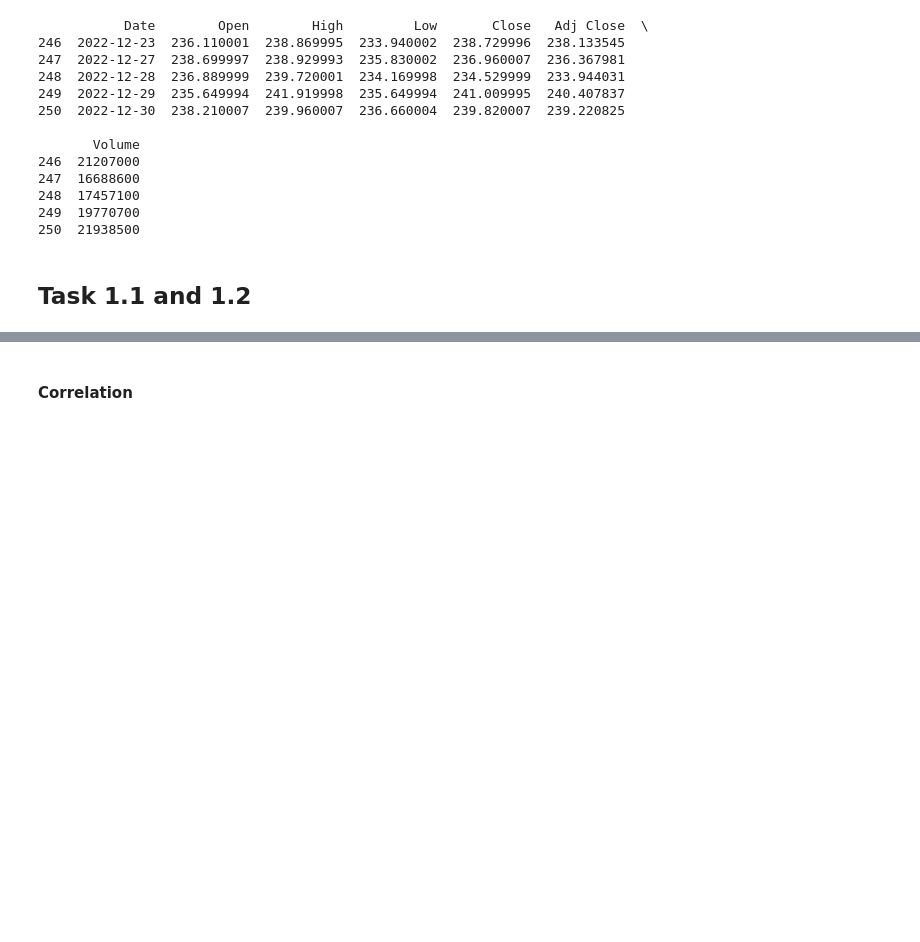
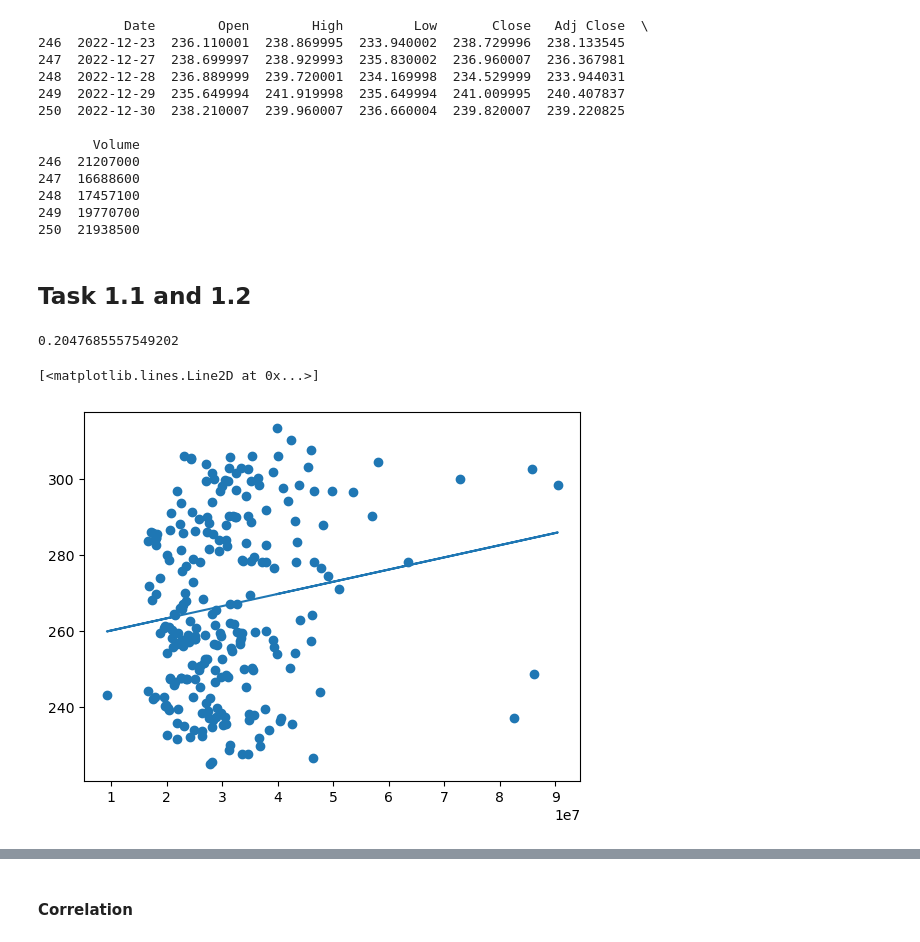
Before and after one commit to ssheersh/Quant-Club, a Jupyter notebook: Quant_Tasks.ipynb, the cells around one changed output, grey strips where cells are left out. Drawn from its saved outputs; the diff is of its cells as text; code cells hidden in the pictures; blank space fills up the shorter version.

```diff
--- a/Quant_Tasks.ipynb
+++ b/Quant_Tasks.ipynb
@@ -72,0 +90,13 @@ pricevolumes['Delta']=
+# %%
+pricevolumes_roll=pricevolumes
+pricevolumes_roll.dropna(inplace=True)
+x=pricevolumes_roll['Volume']
+y=pricevolumes_roll['Roll']
+print(x.corr(y))
+plt.scatter(x,y)
+z=np.polyfit(x,y,1)
+plt.plot(x,p(x))
+# %% [output]
+0.2047685557549202
+[<matplotlib.lines.Line2D at 0x...>]
+[figure, added]
```
Also changed, not shown: parts of 7 cells of this notebook, 2 other files.
